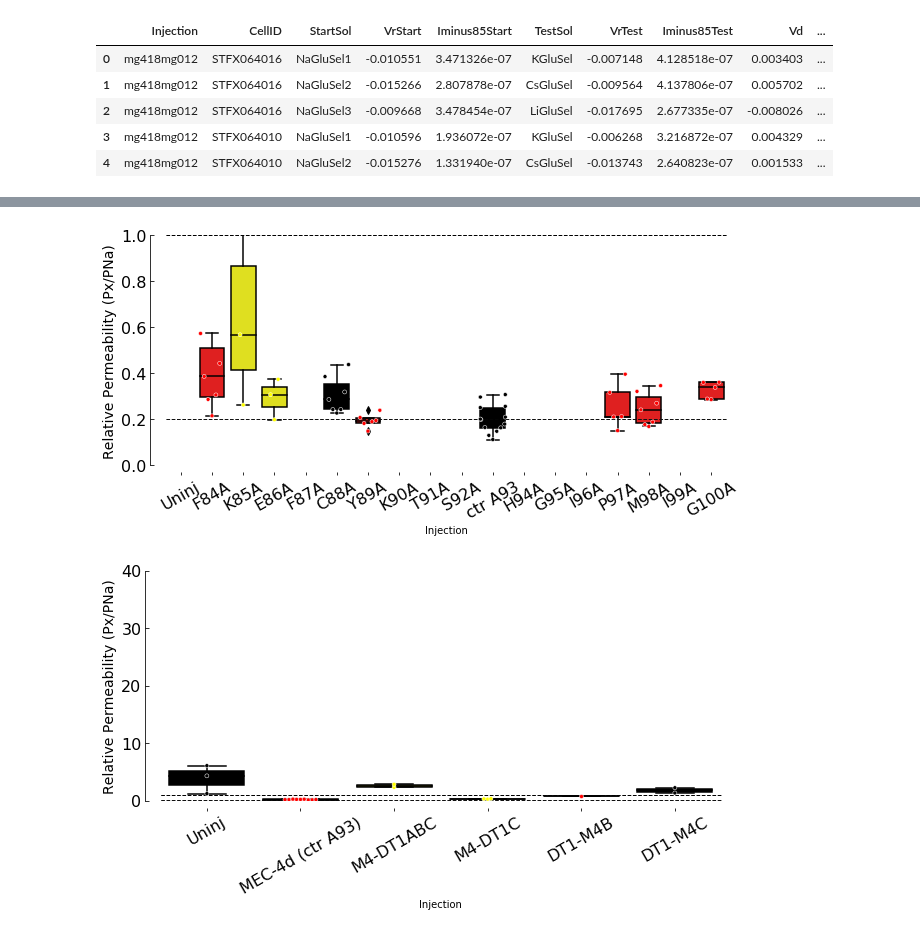
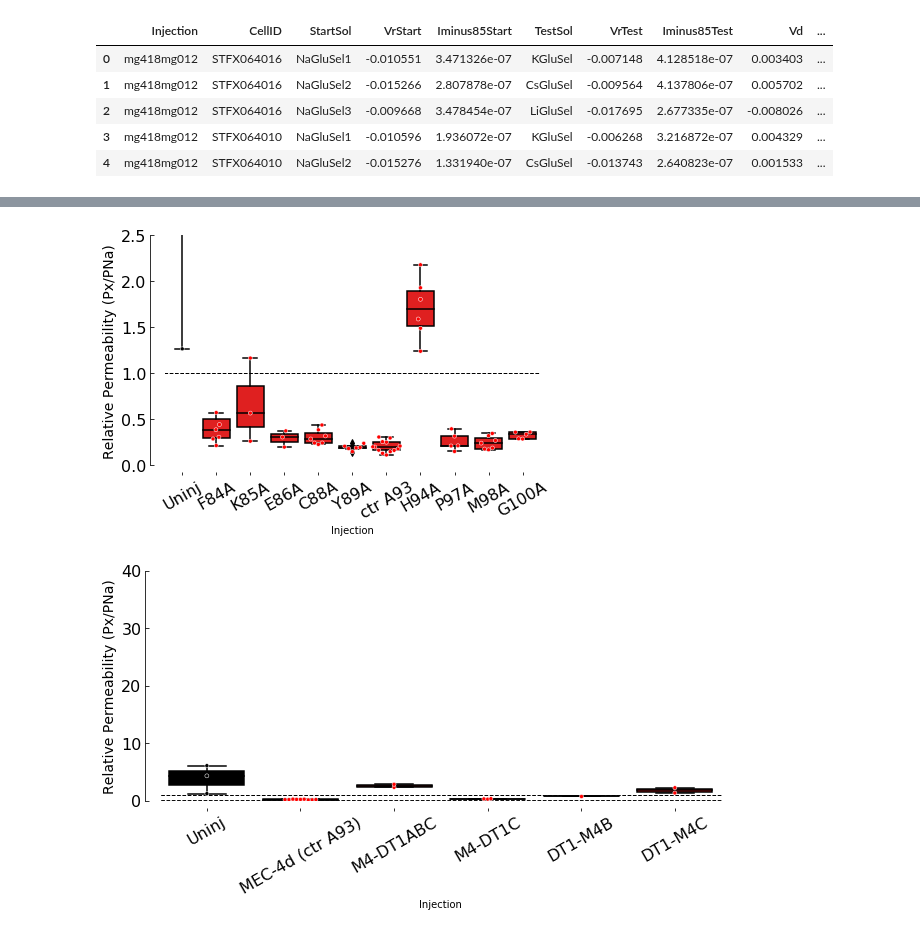
Before and after one commit to sfechner/JupyterNotebooksDEGENaCPharm, a Jupyter notebook: Selectivity-Nterm-Data.ipynb, the cells around one changed output, grey strips where cells are left out. Saved outputs shown, nothing was run; the diff lists cells and outputs as text; code cells hidden in the pictures.

```diff
--- a/Selectivity-Nterm-Data.ipynb
+++ b/Selectivity-Nterm-Data.ipynb
@@ -51,27 +51,31 @@ df.head()
 | 4 | mg418mg012 | STFX064010 | NaGluSel2 | -0.015276 | 1.331940e-07 | CsGluSel | -0.013743 | 2.640823e-07 | 0.001533 | ... |
 # %%
 # calculate P0 for mg418
-colors = ['black','red','yellow','yellow','red','black','red','red', 'black','black','black', 'yellow','black','black',
-          'red','red','black','red']
+colors = ['black']
+for i in range(50):
+    colors.append("red")
 
+
+#colors = ['black','red','yellow','yellow','red','black','red','red', 'black','black','black', 'yellow','black','black',
+      #'red','red','black','red']
 #colors = [(0.30, 0.69, 0.29),(0.60, 0.31,0.64),(0.89, 0.11,0.10),(1, 0.50,0),(0.22,0.49,0.72),(0.00, 0.00, 0.00),"red","blue",(0.00, 0.00, 0.00),(0.22, 0.49, 0.72),(1.00, 0.50, 0.00),"darkgreen",(0.30, 0.69, 0.29),(0.30, 0.69, 0.29),(0.6, 0.31, 0.64)]
 # %%
-ReNameAlanin ={'F84A':'mg738mg012',
+ReNameAlanin ={'F84A':'mg738mg012',#
          'K85A':'mg739mg012',
          'E86A':'mg740mg012',
-         'F87A':'mg741mg012',
+         #'F87A':'mg741mg012',
          'C88A':'mg748mg012',
          'Y89A':'mg759mg012',
-         'K90A':'mg745mg012',
-         'T91A':'mg752mg012',
-         'S92A':'mg749mg012',
+         #'K90A':'mg745mg012',
+         #'T91A':'mg752mg012',
+         #'S92A':'mg749mg012',
          'ctr A93':'mg419mg012',
          'H94A':'mg750mg012',
-         'G95A':'mg746mg012',
-         'I96A':'mg747mg012',
+         #'G95A':'mg746mg012',
+         #'I96A':'mg747mg012',
          'P97A':'mg760mg012',
          'M98A':'mg753mg012',
-         'I99A':'mg761mg012',
+         #'I99A':'mg761mg012',
          'G100A':'mg751mg012'
         }
 
@@ -150,5 +113,5 @@ Name: Injection, dtype: object
 # %%
-fig = plt.figure(figsize=(12, 4.5))
+fig = plt.figure(figsize=(8, 4.5))
 #plt.subplots(2, 2, sharex='col')
 ax1 = plt.subplot(1,1,1)
 
@@ -166,37 +129,37 @@ sns.boxplot(x= Potassium['Injection'], y=Potassium['Permeability'], data = Potas
 #sns.swarmplot(y=Datamg418['PCs/Na-DT1d'], data = Datamg418,palette=sns.color_palette(colorsSINGLES), edgecolor='white', linewidth=0.5, size = 4)
 
 
-YlimitPerm = [0,1]
+YlimitPerm = [0,2.5]
 
 ##### AXIS 1 ####
 ax1.set_ylim(YlimitPerm)
 ax1.spines['right'].set_visible(False)                                  # no spine at the right
 ax1.spines['top'].set_visible(False)  # no spine at the top
 ax1.spines['bottom'].set_visible(False)
 ax1.yaxis.set_ticks_position('left')                                     # ticks at the left
 ax1.xaxis.set_ticks_position('bottom')                                 # no spine at the right
 ax1.spines['left'].set_position(('outward',15))                           # a spine at the left that is put a little aside
 ax1.spines['bottom'].set_position(('outward',10))
 ax1.spines['top'].set_position(('axes',5))
 ax1.get_yaxis().set_tick_params(direction='in')
 ax1.get_xaxis().set_tick_params(direction='in')
 ax1.plot([-1,50], [1,1] , 'k--', color='#000000', linewidth=1) #gray line for Zero or 1
-ax1.plot([-1,50], [0.2,0.2] , 'k--', color='#111111', linewidth=1) #gray line for Zero or 1
+#ax1.plot([-1,50], [0.2,0.2] , 'k--', color='#111111', linewidth=1) #gray line for Zero or 1
 ax1.tick_params(axis='both', which='major', labelsize=16)
 #ax1.set_title('lithium',size=10)
 ax1.yaxis.label.set_size(20)
 ax1.set_ylabel('Relative Permeability (Px/PNa)', fontsize=14)
 
 #ax1.xaxis.set_visible(False)
 ax1.set_xticklabels(labels2,rotation=30)
 
 
 
 plt.gcf().subplots_adjust(bottom=0.17, left=0.25,right=None, top=None,hspace=0.75, wspace=0.2)
 
-plt.savefig(filedirExportFig+"PermeabilityNtermAlanin"+'.pdf')
+plt.savefig(filedirExportFig+"PermeabilityNtermAlaninWithCurrent"+'.pdf')
 # %% [output]
-[figure, old version]
+[figure, new version]
 # %%
 fig = plt.figure(figsize=(12, 4.5))
 #plt.subplots(2, 2, sharex='col')
```
Also changed, not shown: parts of 3 cells of this notebook, 1 other file.
